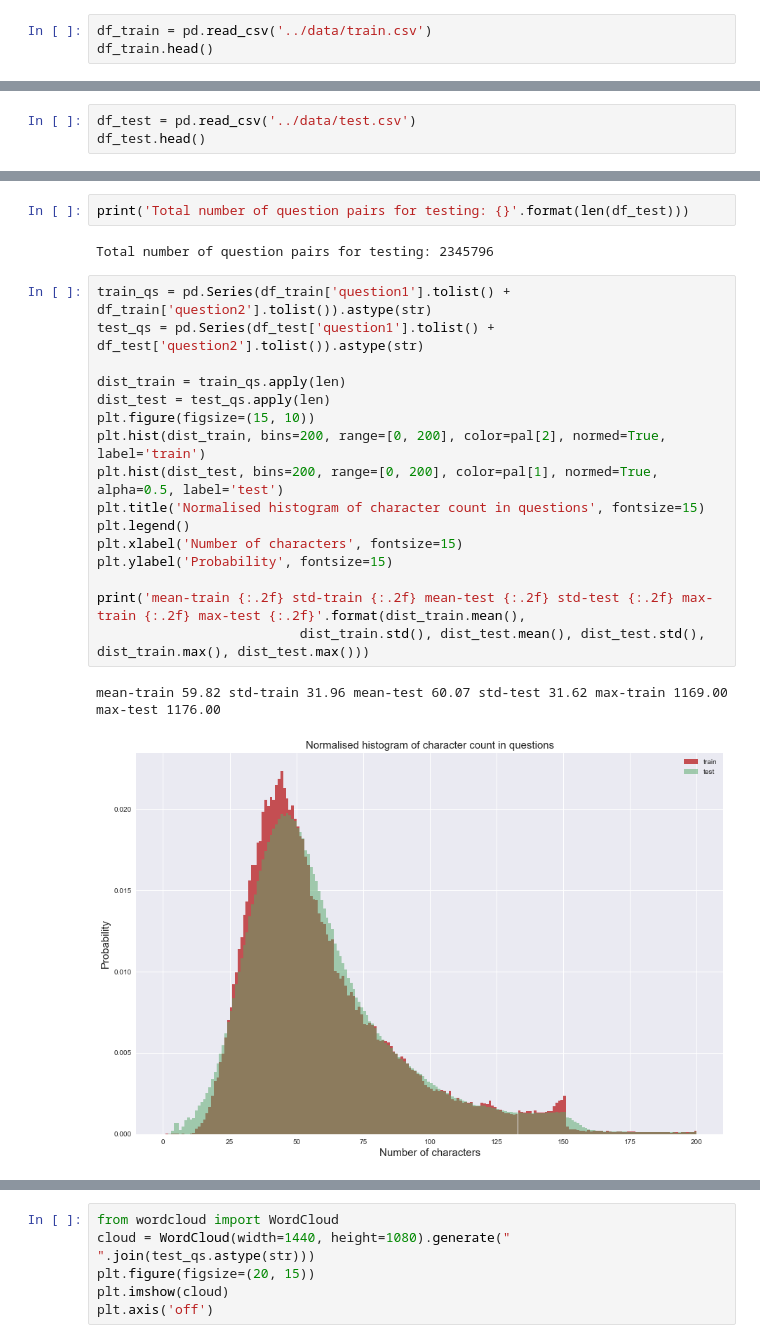
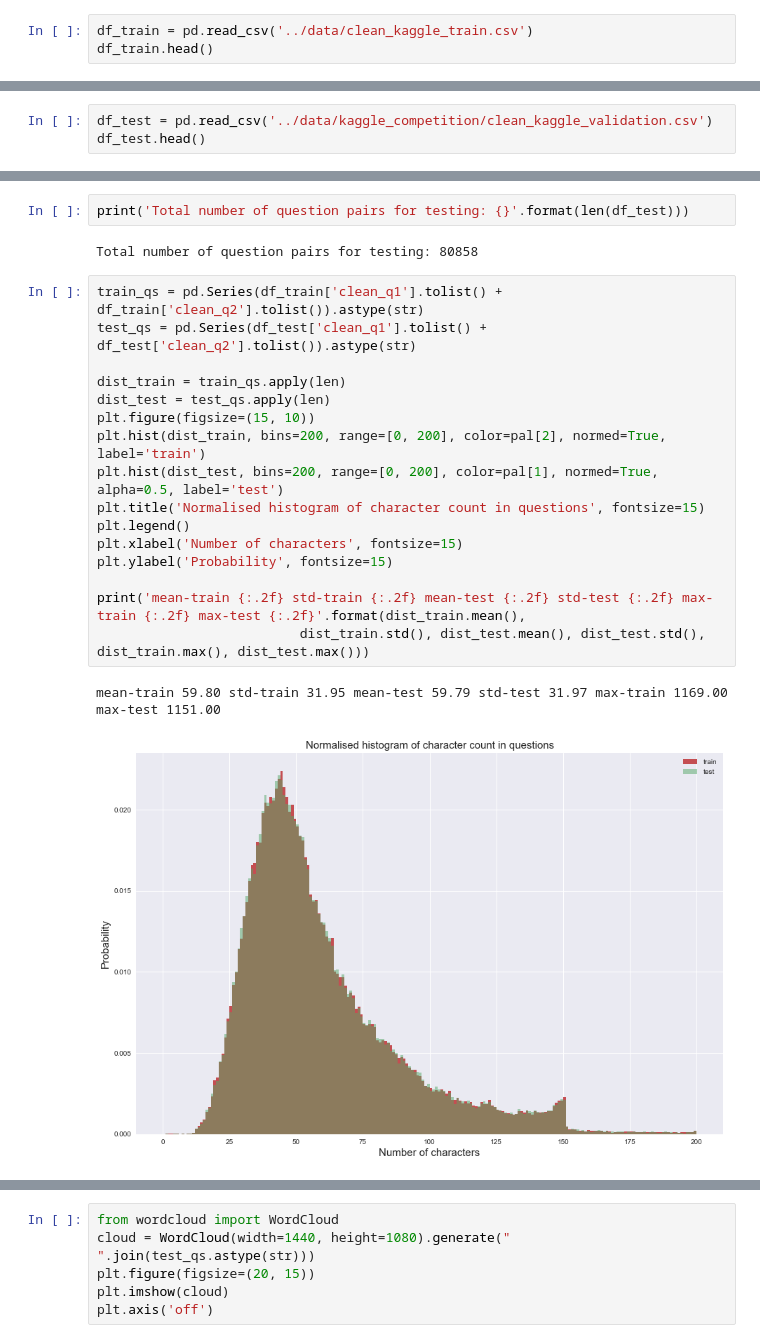
Before and after one commit to seyiqi/ds1003_project, a Jupyter notebook: src/Quora Visualization.ipynb, the cells around one changed output, grey strips where cells are left out. Saved outputs shown, nothing was run; the diff lists cells and outputs as text.

```diff
--- a/src/Quora Visualization.ipynb
+++ b/src/Quora Visualization.ipynb
@@ -18,4 +24,4 @@ ImportError: No module named seaborn
 # %%
-df_train = pd.read_csv('../data/train.csv')
+df_train = pd.read_csv('../data/clean_kaggle_train.csv')
 df_train.head()
 # %% [output]
@@ -49,4 +53,4 @@ Number of questions that appear multiple times: 111780
 # %%
-df_test = pd.read_csv('../data/test.csv')
+df_test = pd.read_csv('../data/kaggle_competition/clean_kaggle_validation.csv')
 df_test.head()
 # %% [output]
@@ -59,26 +63,26 @@ df_test.head()
 # %%
 print('Total number of question pairs for testing: {}'.format(len(df_test)))
 # %% [output]
-Total number of question pairs for testing: 2345796
+Total number of question pairs for testing: 80858
 # %%
-train_qs = pd.Series(df_train['question1'].tolist() + df_train['question2'].tolist()).astype(str)
-test_qs = pd.Series(df_test['question1'].tolist() + df_test['question2'].tolist()).astype(str)
+train_qs = pd.Series(df_train['clean_q1'].tolist() + df_train['clean_q2'].tolist()).astype(str)
+test_qs = pd.Series(df_test['clean_q1'].tolist() + df_test['clean_q2'].tolist()).astype(str)
 
 dist_train = train_qs.apply(len)
 dist_test = test_qs.apply(len)
 plt.figure(figsize=(15, 10))
 plt.hist(dist_train, bins=200, range=[0, 200], color=pal[2], normed=True, label='train')
 plt.hist(dist_test, bins=200, range=[0, 200], color=pal[1], normed=True, alpha=0.5, label='test')
 plt.title('Normalised histogram of character count in questions', fontsize=15)
 plt.legend()
 plt.xlabel('Number of characters', fontsize=15)
 plt.ylabel('Probability', fontsize=15)
 
 print('mean-train {:.2f} std-train {:.2f} mean-test {:.2f} std-test {:.2f} max-train {:.2f} max-test {:.2f}'.format(dist_train.mean(),
                           dist_train.std(), dist_test.mean(), dist_test.std(), dist_train.max(), dist_test.max()))
 # %% [output]
-mean-train 59.82 std-train 31.96 mean-test 60.07 std-test 31.62 max-train 1169.00 max-test 1176.00
+mean-train 59.80 std-train 31.95 mean-test 59.79 std-test 31.97 max-train 1169.00 max-test 1151.00
-[figure, old version]
+[figure, new version]
 # %%
 dist_train = train_qs.apply(lambda x: len(x.split(' ')))
 dist_test = test_qs.apply(lambda x: len(x.split(' ')))
```
Also changed, not shown: parts of 19 cells of this notebook, 3 other files.
